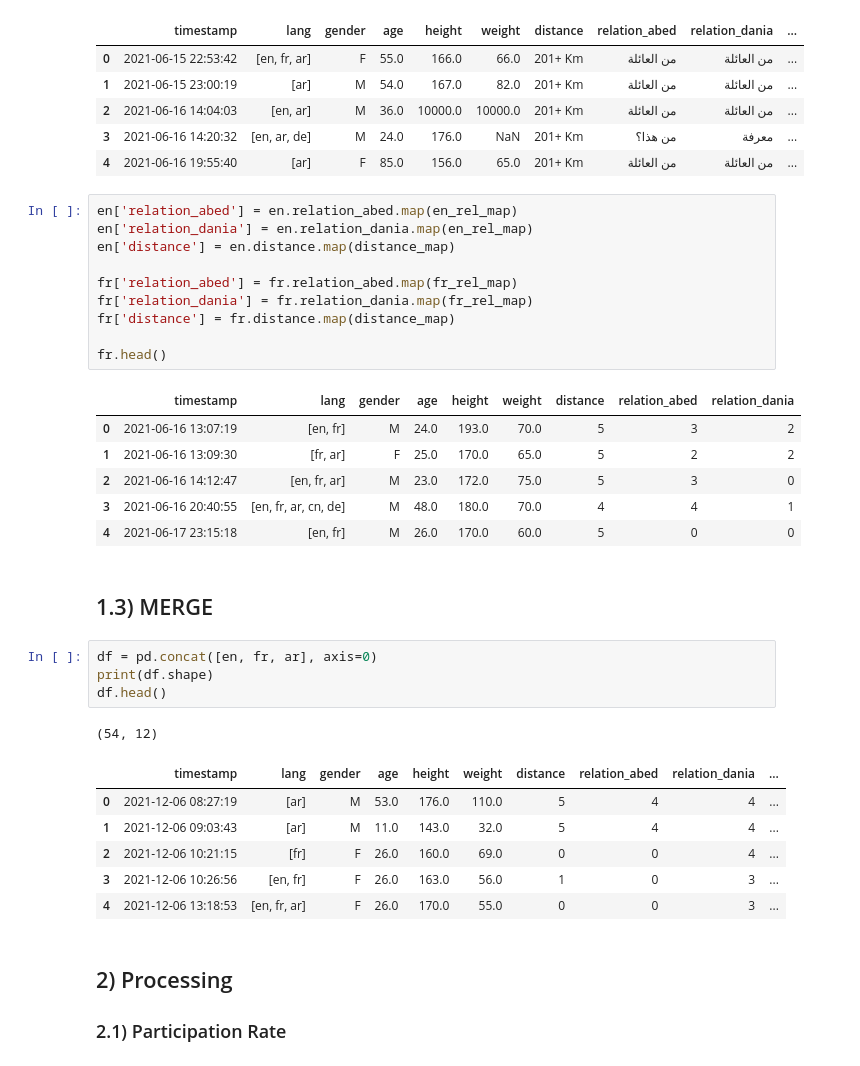
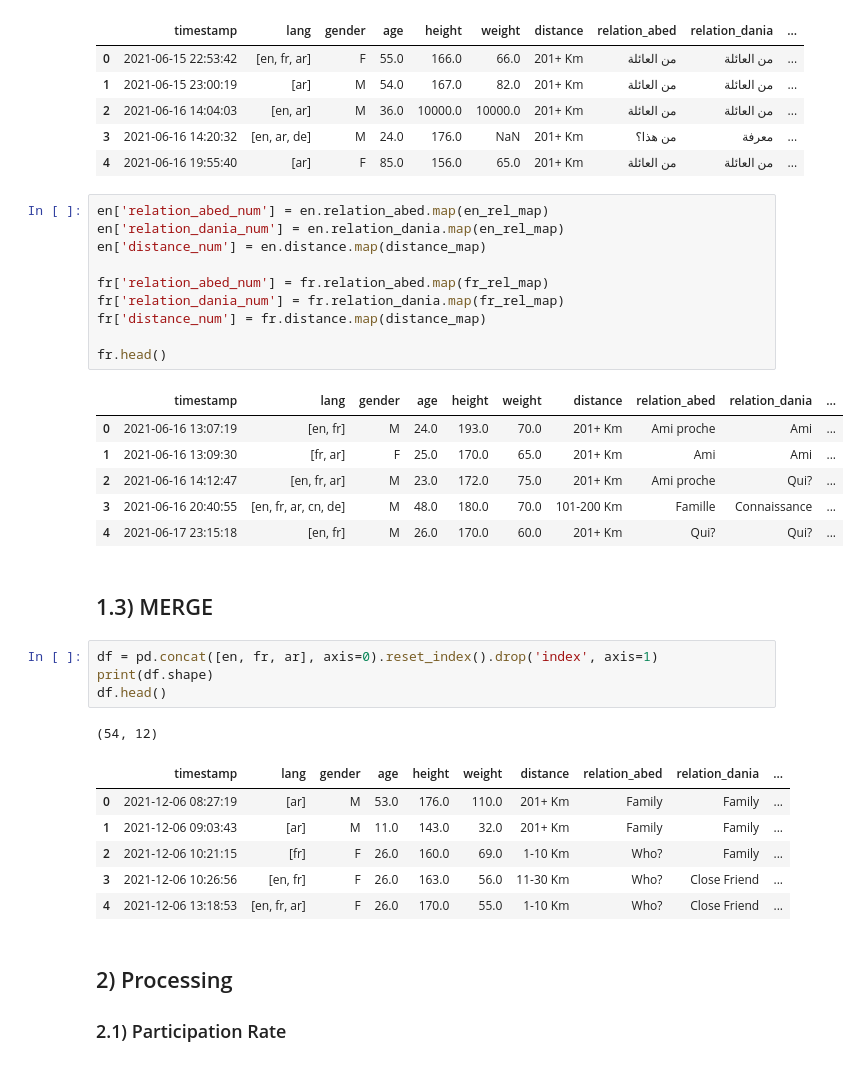
Before and after one commit to aalshabaan/WeddingGame, a Jupyter notebook: process_book.ipynb, the cells around one changed output. Saved outputs shown, nothing was run; the diff lists cells and outputs as text.

```diff
--- a/process_book.ipynb
+++ b/process_book.ipynb
@@ -330,36 +330,36 @@ ar.head()
 | 3 | 2021-06-16 14:20:32 | [en, ar, de] | M | 24.0 | 176.0 | NaN | 201+ Km | من هذا؟ | معرفة | ... |
 | 4 | 2021-06-16 19:55:40 | [ar] | F | 85.0 | 156.0 | 65.0 | 201+ Km | من العائلة | من العائلة | ... |
 # %%
-en['relation_abed'] = en.relation_abed.map(en_rel_map)
-en['relation_dania'] = en.relation_dania.map(en_rel_map)
-en['distance'] = en.distance.map(distance_map)
+en['relation_abed_num'] = en.relation_abed.map(en_rel_map)
+en['relation_dania_num'] = en.relation_dania.map(en_rel_map)
+en['distance_num'] = en.distance.map(distance_map)
 
-fr['relation_abed'] = fr.relation_abed.map(fr_rel_map)
-fr['relation_dania'] = fr.relation_dania.map(fr_rel_map)
-fr['distance'] = fr.distance.map(distance_map)
+fr['relation_abed_num'] = fr.relation_abed.map(fr_rel_map)
+fr['relation_dania_num'] = fr.relation_dania.map(fr_rel_map)
+fr['distance_num'] = fr.distance.map(distance_map)
 
 fr.head()
 # %% [output]
-|  | timestamp | lang | gender | age | height | weight | distance | relation_abed | relation_dania |
-| 0 | 2021-06-16 13:07:19 | [en, fr] | M | 24.0 | 193.0 | 70.0 | 5 | 3 | 2 |
-| 1 | 2021-06-16 13:09:30 | [fr, ar] | F | 25.0 | 170.0 | 65.0 | 5 | 2 | 2 |
-| 2 | 2021-06-16 14:12:47 | [en, fr, ar] | M | 23.0 | 172.0 | 75.0 | 5 | 3 | 0 |
-| 3 | 2021-06-16 20:40:55 | [en, fr, ar, cn, de] | M | 48.0 | 180.0 | 70.0 | 4 | 4 | 1 |
-| 4 | 2021-06-17 23:15:18 | [en, fr] | M | 26.0 | 170.0 | 60.0 | 5 | 0 | 0 |
+|  | timestamp | lang | gender | age | height | weight | distance | relation_abed | relation_dania | ... |
+| 0 | 2021-06-16 13:07:19 | [en, fr] | M | 24.0 | 193.0 | 70.0 | 201+ Km | Ami proche | Ami | ... |
+| 1 | 2021-06-16 13:09:30 | [fr, ar] | F | 25.0 | 170.0 | 65.0 | 201+ Km | Ami | Ami | ... |
+| 2 | 2021-06-16 14:12:47 | [en, fr, ar] | M | 23.0 | 172.0 | 75.0 | 201+ Km | Ami proche | Qui? | ... |
+| 3 | 2021-06-16 20:40:55 | [en, fr, ar, cn, de] | M | 48.0 | 180.0 | 70.0 | 101-200 Km | Famille | Connaissance | ... |
+| 4 | 2021-06-17 23:15:18 | [en, fr] | M | 26.0 | 170.0 | 60.0 | 201+ Km | Qui? | Qui? | ... |
 # %% [markdown]
 ## 1.3) MERGE
 # %%
-df = pd.concat([en, fr, ar], axis=0)
+df = pd.concat([en, fr, ar], axis=0).reset_index().drop('index', axis=1)
 print(df.shape)
 df.head()
 # %% [output]
 (54, 12)
 |  | timestamp | lang | gender | age | height | weight | distance | relation_abed | relation_dania | ... |
-| 0 | 2021-12-06 08:27:19 | [ar] | M | 53.0 | 176.0 | 110.0 | 5 | 4 | 4 | ... |
-| 1 | 2021-12-06 09:03:43 | [ar] | M | 11.0 | 143.0 | 32.0 | 5 | 4 | 4 | ... |
-| 2 | 2021-12-06 10:21:15 | [fr] | F | 26.0 | 160.0 | 69.0 | 0 | 0 | 4 | ... |
-| 3 | 2021-12-06 10:26:56 | [en, fr] | F | 26.0 | 163.0 | 56.0 | 1 | 0 | 3 | ... |
-| 4 | 2021-12-06 13:18:53 | [en, fr, ar] | F | 26.0 | 170.0 | 55.0 | 0 | 0 | 3 | ... |
+| 0 | 2021-12-06 08:27:19 | [ar] | M | 53.0 | 176.0 | 110.0 | 201+ Km | Family | Family | ... |
+| 1 | 2021-12-06 09:03:43 | [ar] | M | 11.0 | 143.0 | 32.0 | 201+ Km | Family | Family | ... |
+| 2 | 2021-12-06 10:21:15 | [fr] | F | 26.0 | 160.0 | 69.0 | 1-10 Km | Who? | Family | ... |
+| 3 | 2021-12-06 10:26:56 | [en, fr] | F | 26.0 | 163.0 | 56.0 | 11-30 Km | Who? | Close Friend | ... |
+| 4 | 2021-12-06 13:18:53 | [en, fr, ar] | F | 26.0 | 170.0 | 55.0 | 1-10 Km | Who? | Close Friend | ... |
 # %% [markdown]
 ## 2) Processing
 ### 2.1) Participation Rate
```
Also changed, not shown: parts of 22 cells of this notebook.
